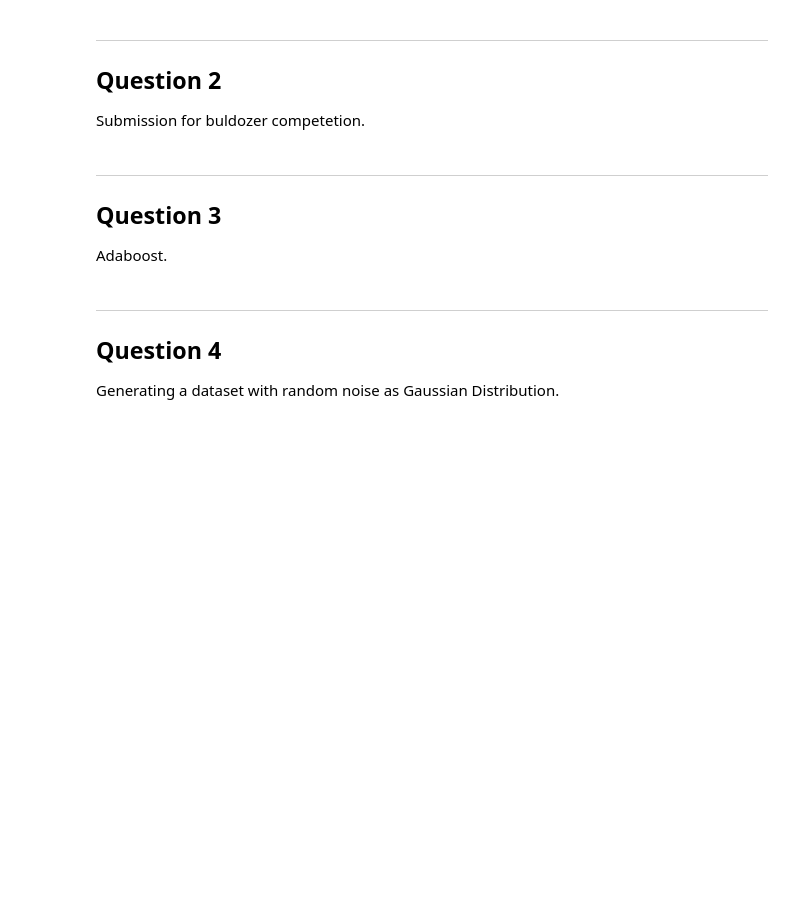
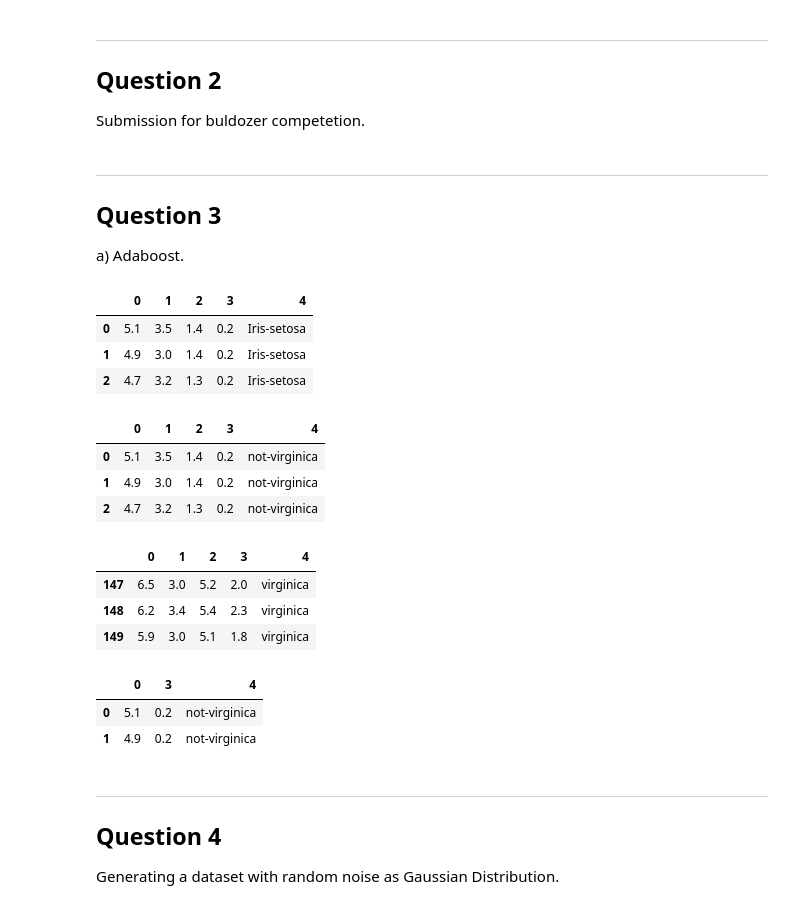
Before and after one commit to apoorvagnihotri/mlpy, a Jupyter notebook: usage/random-forest/assignment2.ipynb, the cells around one changed output. Cells and saved outputs as stored; diff of their text form; code cells hidden in the pictures; blank space fills up the shorter version.

Commit message:
adaboost implementation:

```diff
--- a/usage/random-forest/assignment2.ipynb
+++ b/usage/random-forest/assignment2.ipynb
@@ -10,6 +10,9 @@ import pandas as pd
 import numpy as np
 import matplotlib.pyplot as plt
 import utils as helper
+
+tennis = "../../data/tennis/tennis.csv"
+iris = "../../data/iris/iris.csv"
 # %% [output]
 Exception reporting mode: Minimal
 # %%
@@ -270,4 +273,37 @@ Submission for buldozer competetion.
 # %% [markdown]
 ---
 ## Question 3
-Adaboost.
+a) Adaboost.
+# %%
+data = pd.read_csv(iris, header=None)
+data.head(3)
+# %% [output]
+|  | 0 | 1 | 2 | 3 | 4 |
+| 0 | 5.1 | 3.5 | 1.4 | 0.2 | Iris-setosa |
+| 1 | 4.9 | 3.0 | 1.4 | 0.2 | Iris-setosa |
+| 2 | 4.7 | 3.2 | 1.3 | 0.2 | Iris-setosa |
+# %%
+# Re-encoding classes to be 'virginica', 'not-virginica'.
+data.loc[data.loc[:, 4] != 'Iris-virginica', 4] = 'not-virginica'
+data.loc[data.loc[:, 4] == 'Iris-virginica', 4] = 'virginica'
+data.head(3)
+# %% [output]
+|  | 0 | 1 | 2 | 3 | 4 |
+| 0 | 5.1 | 3.5 | 1.4 | 0.2 | not-virginica |
+| 1 | 4.9 | 3.0 | 1.4 | 0.2 | not-virginica |
+| 2 | 4.7 | 3.2 | 1.3 | 0.2 | not-virginica |
+# %%
+data.tail(3)
+# %% [output]
+|  | 0 | 1 | 2 | 3 | 4 |
+| 147 | 6.5 | 3.0 | 5.2 | 2.0 | virginica |
+| 148 | 6.2 | 3.4 | 5.4 | 2.3 | virginica |
+| 149 | 5.9 | 3.0 | 5.1 | 1.8 | virginica |
+# %%
+# dropping sepal width, petal length
+data_dropped = data.drop(columns=[1,2])
+data_dropped.head(2)
+# %% [output]
+|  | 0 | 3 | 4 |
+| 0 | 5.1 | 0.2 | not-virginica |
+| 1 | 4.9 | 0.2 | not-virginica |
```
Also changed, not shown: parts of 3 cells of this notebook.
